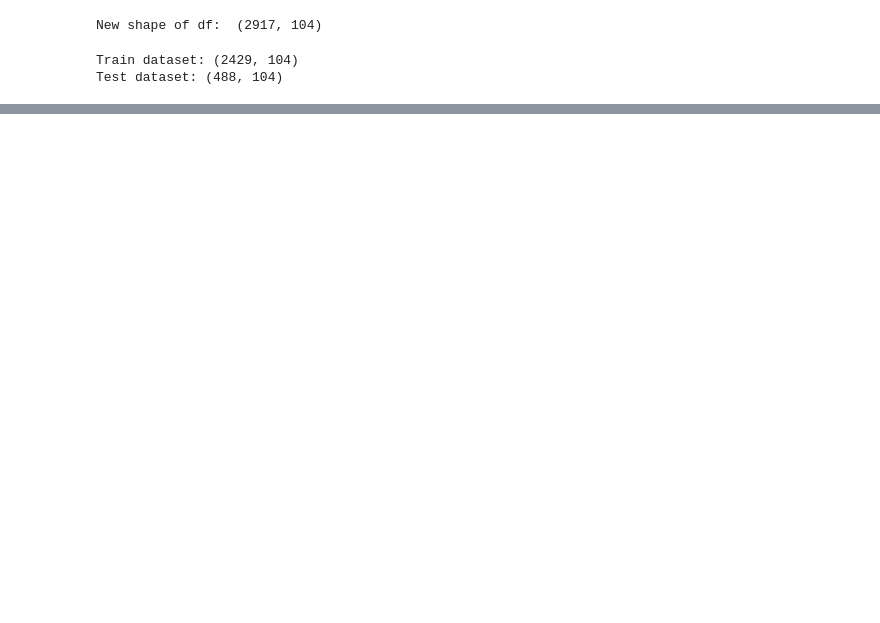
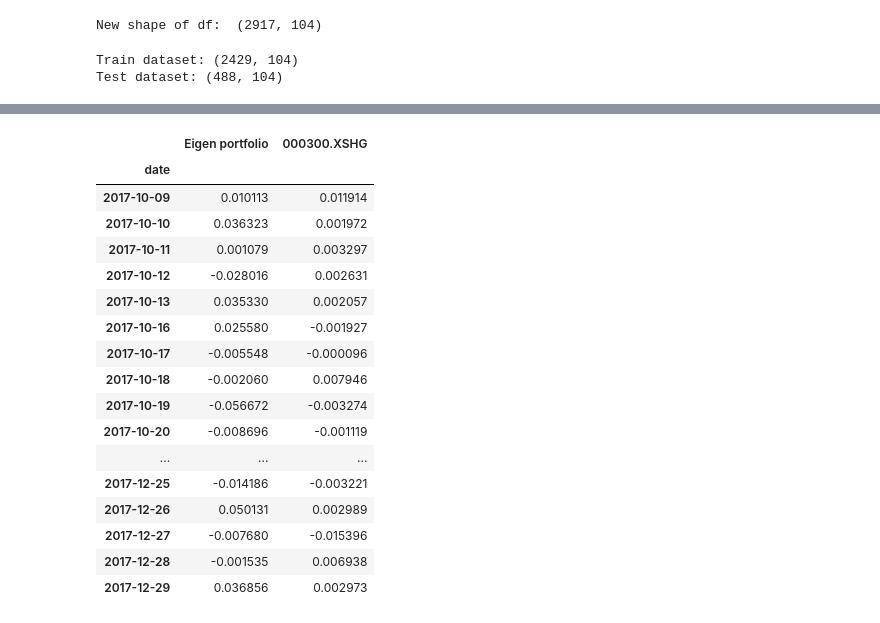
Before and after one commit to feynman0825/quant_research, a Jupyter notebook: pca_eigen_portfolios.ipynb, the cells around one changed output, grey strips where cells are left out. Drawn from its saved outputs; the diff is of its cells as text; code cells hidden in the pictures; blank space fills up the shorter version.

```diff
--- a/pca_eigen_portfolios.ipynb
+++ b/pca_eigen_portfolios.ipynb
@@ -347,7 +361,7 @@ results.head(10)
 # %%
 # pca on using 15 eigenportfolios
 pc_w = np.zeros(len(stock_tickers))
-num_eigenportfolios = 12
+num_eigenportfolios = 3
 eigen_prtf = pd.DataFrame(data ={'weights_'+str(i): pc_w.squeeze()*100 for i in range(num_eigenportfolios)}, index = stock_tickers)
 
 
@@ -409,0 +431,6 @@ Sharpe = -1.05
+# %%
+market_symbol = '000300.XSHG'
+# get stock price
+price_df = pd.read_csv('data/price.csv',parse_dates=[0],dtype={'paused':np.bool})
+price_df = price_df[price_df.date>start_date]
+index_df = get_price([market_symbol],start_date=start_date, end_date=end_date)['close']
@@ -409,0 +541,11 @@ Sharpe = -1.05
+# %%
+if df_raw_train is not None:
+    eigen_prtf_first_n_returns = np.dot(df_raw_train.loc[:, eigen_prtf_first_n.index], eigen_prtf_first_n / 100)
+    eigen_prtf_first_n_returns = pd.Series(eigen_prtf_first_n_returns.squeeze(), index=df_train.index)
+    er, vol, sharpe = sharpe_ratio(eigen_prtf_first_n_returns)
+    print('First %d eigen-portfolio:\nReturn = %.2f%%\nVolatility = %.2f%%\nSharpe = %.2f' % (num_eigenportfolios,er*100, vol*100, sharpe))
+    year_frac = (eigen_prtf_first_n_returns.index[-1] - eigen_prtf_first_n_returns.index[0]).days / 252
+
+    df_plot = pd.DataFrame({'Eigen portfolio': eigen_prtf_first_n_returns, market_symbol: df_raw_train.loc[:, market_symbol]}, index=df_train.index)
+    np.cumprod(df_plot + 1).plot(title='Returns of the market-cap weighted index vs. First %d eigen-portfolio' % num_eigenportfolios,
+                             figsize=(12,6), linewidth=3)
@@ -409,0 +558,11 @@ Sharpe = -1.05
+# %%
+if df_raw_test is not None:
+    eigen_prtf_first_n_returns = np.dot(df_raw_test.loc[:, eigen_prtf_first_n.index], eigen_prtf_first_n / 100)
+    eigen_prtf_first_n_returns = pd.Series(eigen_prtf_first_n_returns.squeeze(), index=df_test.index)
+    er, vol, sharpe = sharpe_ratio(eigen_prtf_first_n_returns)
+    print('First %d eigen-portfolio:\nReturn = %.2f%%\nVolatility = %.2f%%\nSharpe = %.2f' % (num_eigenportfolios,er*100, vol*100, sharpe))
+    year_frac = (eigen_prtf_first_n_returns.index[-1] - eigen_prtf_first_n_returns.index[0]).days / 252
+
+    df_plot = pd.DataFrame({'Eigen portfolio': eigen_prtf_first_n_returns, market_symbol: df_raw_test.loc[:, market_symbol]}, index=df_test.index)
+    np.cumprod(df_plot + 1).plot(title='Returns of the market-cap weighted index vs. First %d eigen-portfolio' % num_eigenportfolios,
+                             figsize=(12,6), linewidth=3)
@@ -409,0 +575,21 @@ Sharpe = -1.05
+# %%
+df_plot
+# %% [output]
+|  | Eigen portfolio | 000300.XSHG |
+| date |  |  |
+| 2017-10-09 | 0.010113 | 0.011914 |
+| 2017-10-10 | 0.036323 | 0.001972 |
+| 2017-10-11 | 0.001079 | 0.003297 |
+| 2017-10-12 | -0.028016 | 0.002631 |
+| 2017-10-13 | 0.035330 | 0.002057 |
+| 2017-10-16 | 0.025580 | -0.001927 |
+| 2017-10-17 | -0.005548 | -0.000096 |
+| 2017-10-18 | -0.002060 | 0.007946 |
+| 2017-10-19 | -0.056672 | -0.003274 |
+| 2017-10-20 | -0.008696 | -0.001119 |
+| ... | ... | ... |
+| 2017-12-25 | -0.014186 | -0.003221 |
+| 2017-12-26 | 0.050131 | 0.002989 |
+| 2017-12-27 | -0.007680 | -0.015396 |
+| 2017-12-28 | -0.001535 | 0.006938 |
+| 2017-12-29 | 0.036856 | 0.002973 |
```
Also changed, not shown: parts of 23 cells of this notebook.
